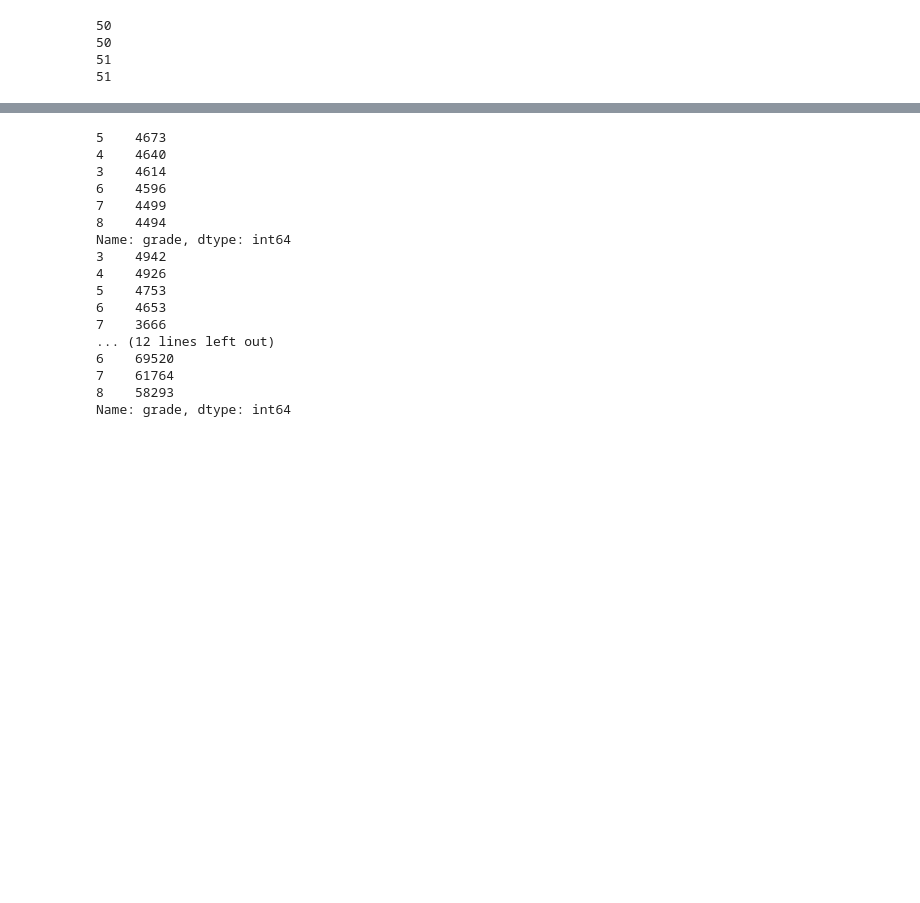
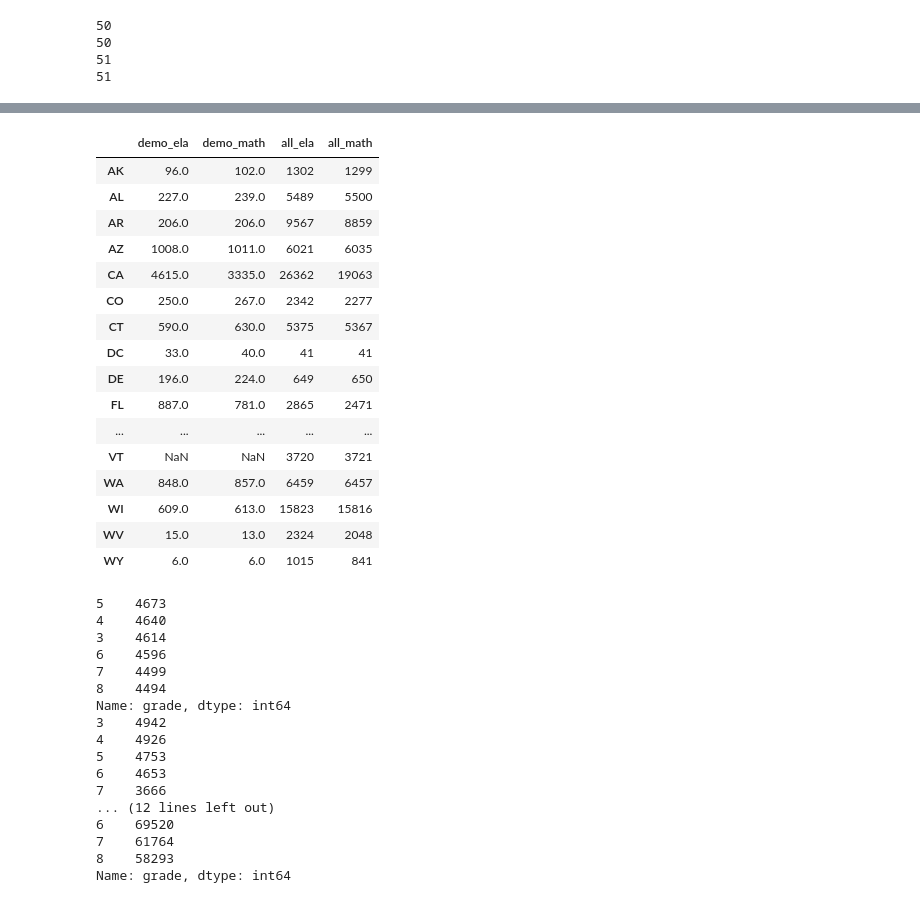
Before and after one commit to tbuck09/Education_Data_Visualization_Project, a Jupyter notebook: SEDA_Data_EDA.ipynb, the cells around one changed output, grey strips where cells are left out. Cells and saved outputs as stored; diff of their text form; code cells hidden in the pictures; blank space fills up the shorter version.

```diff
--- a/SEDA_Data_EDA.ipynb
+++ b/SEDA_Data_EDA.ipynb
@@ -360,3 +383,37 @@ print(len(all_math[col].value_counts()))
+# %%
+col= "stateabb"
+
+stateabb_df= pd.DataFrame({
+    "demo_ela": demo_ela[col].value_counts(),
+    "demo_math": demo_math[col].value_counts(),
+    "all_ela": all_ela[col].value_counts(),
+    "all_math": all_math[col].value_counts()
+})
+
+# print(demo_ela[col].value_counts())
+# print(demo_math[col].value_counts())
+# print(all_ela[col].value_counts())
+# print(all_math[col].value_counts())
+
+stateabb_df
+# %% [output]
+|  | demo_ela | demo_math | all_ela | all_math |
+| AK | 96.0 | 102.0 | 1302 | 1299 |
+| AL | 227.0 | 239.0 | 5489 | 5500 |
+| AR | 206.0 | 206.0 | 9567 | 8859 |
+| AZ | 1008.0 | 1011.0 | 6021 | 6035 |
+| CA | 4615.0 | 3335.0 | 26362 | 19063 |
+| CO | 250.0 | 267.0 | 2342 | 2277 |
+| CT | 590.0 | 630.0 | 5375 | 5367 |
+| DC | 33.0 | 40.0 | 41 | 41 |
+| DE | 196.0 | 224.0 | 649 | 650 |
+| FL | 887.0 | 781.0 | 2865 | 2471 |
+| ... | ... | ... | ... | ... |
+| VT | NaN | NaN | 3720 | 3721 |
+| WA | 848.0 | 857.0 | 6459 | 6457 |
+| WI | 609.0 | 613.0 | 15823 | 15816 |
+| WV | 15.0 | 13.0 | 2324 | 2048 |
+| WY | 6.0 | 6.0 | 1015 | 841 |
 # %%
 col= "grade"
 
```
Also changed, not shown: parts of 14 cells of this notebook, 4 other files.
